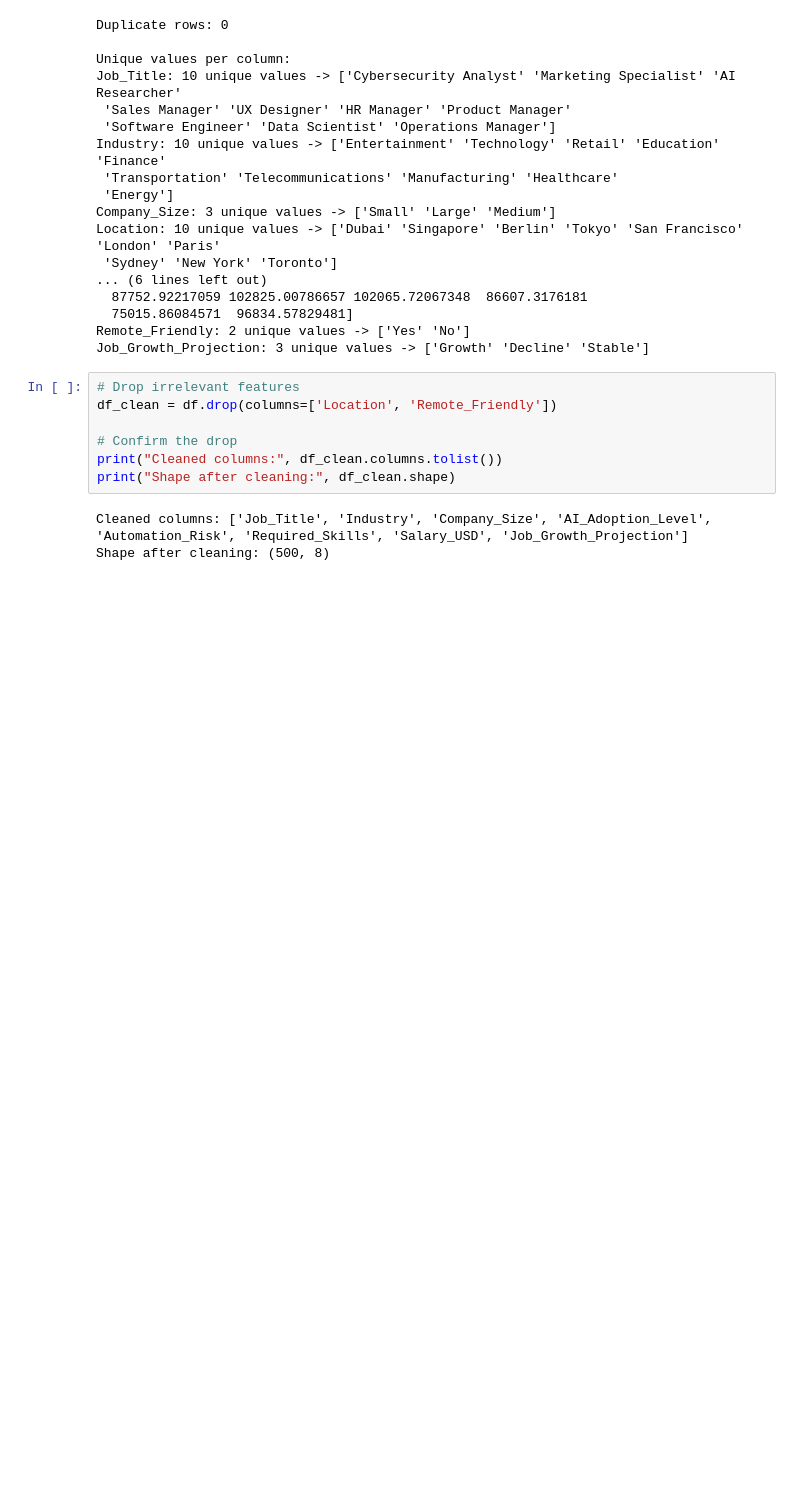
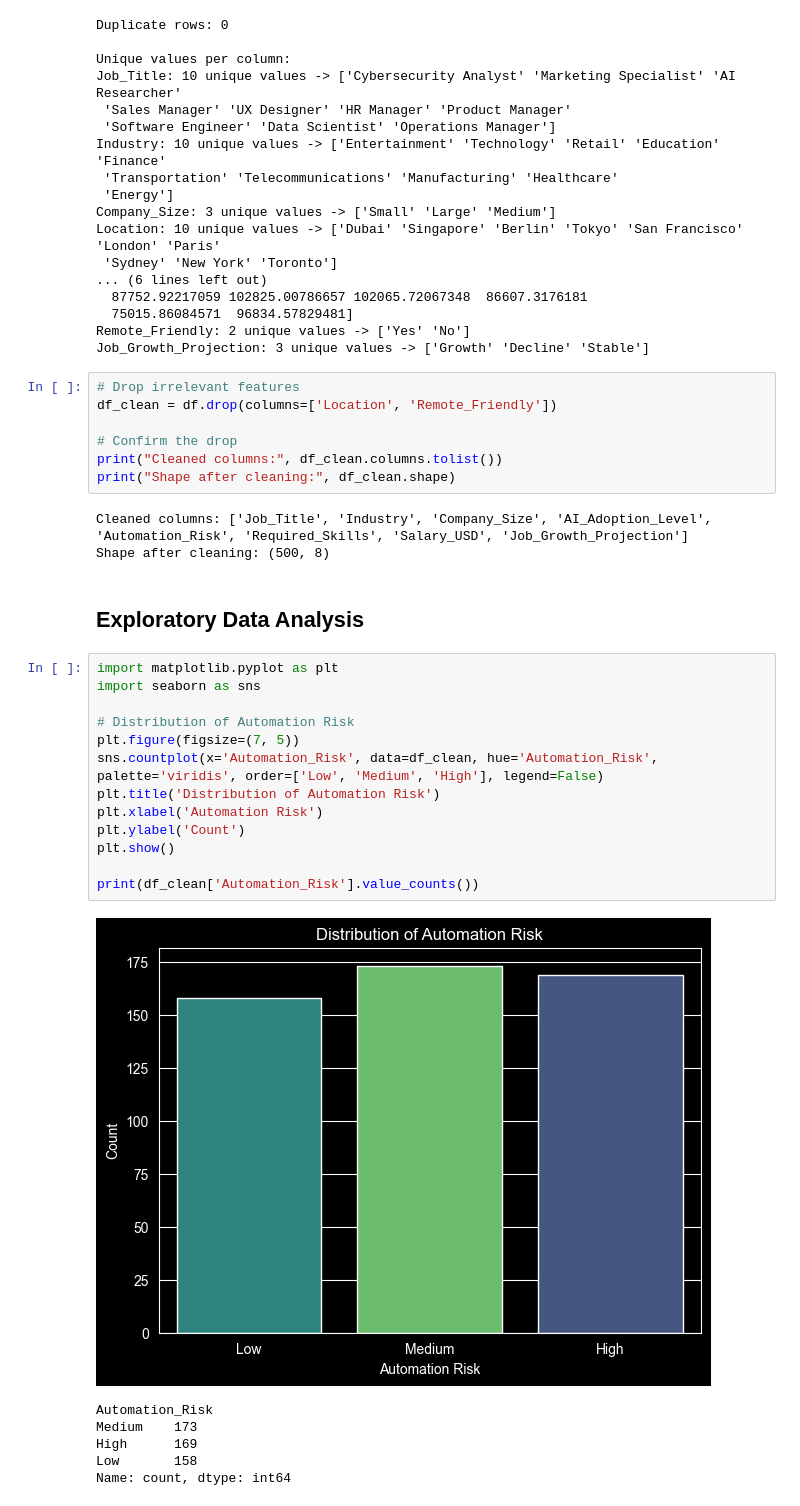
Before and after one commit to adrianofgnwn/AI-Automation-Risk-Predictor, a Jupyter notebook: notebooks/ai_automation_risk.ipynb, the cells around one changed output. Drawn from its saved outputs; the diff is of its cells as text; blank space fills up the shorter version.

Commit message:
Exploratory Data Analysis

```diff
--- a/notebooks/ai_automation_risk.ipynb
+++ b/notebooks/ai_automation_risk.ipynb
@@ -94,3 +94,25 @@ print("Shape after cleaning:", df_clean.shape)
 # %% [output]
 Cleaned columns: ['Job_Title', 'Industry', 'Company_Size', 'AI_Adoption_Level', 'Automation_Risk', 'Required_Skills', 'Salary_USD', 'Job_Growth_Projection']
 Shape after cleaning: (500, 8)
+# %% [markdown]
+## Exploratory Data Analysis
+# %%
+import matplotlib.pyplot as plt
+import seaborn as sns
+
+# Distribution of Automation Risk
+plt.figure(figsize=(7, 5))
+sns.countplot(x='Automation_Risk', data=df_clean, hue='Automation_Risk', palette='viridis', order=['Low', 'Medium', 'High'], legend=False)
+plt.title('Distribution of Automation Risk')
+plt.xlabel('Automation Risk')
+plt.ylabel('Count')
+plt.show()
+
+print(df_clean['Automation_Risk'].value_counts())
+# %% [output]
+[figure, added]
+Automation_Risk
+Medium    173
+High      169
+Low       158
+Name: count, dtype: int64
```
Also changed, not shown: parts of 5 cells of this notebook.
